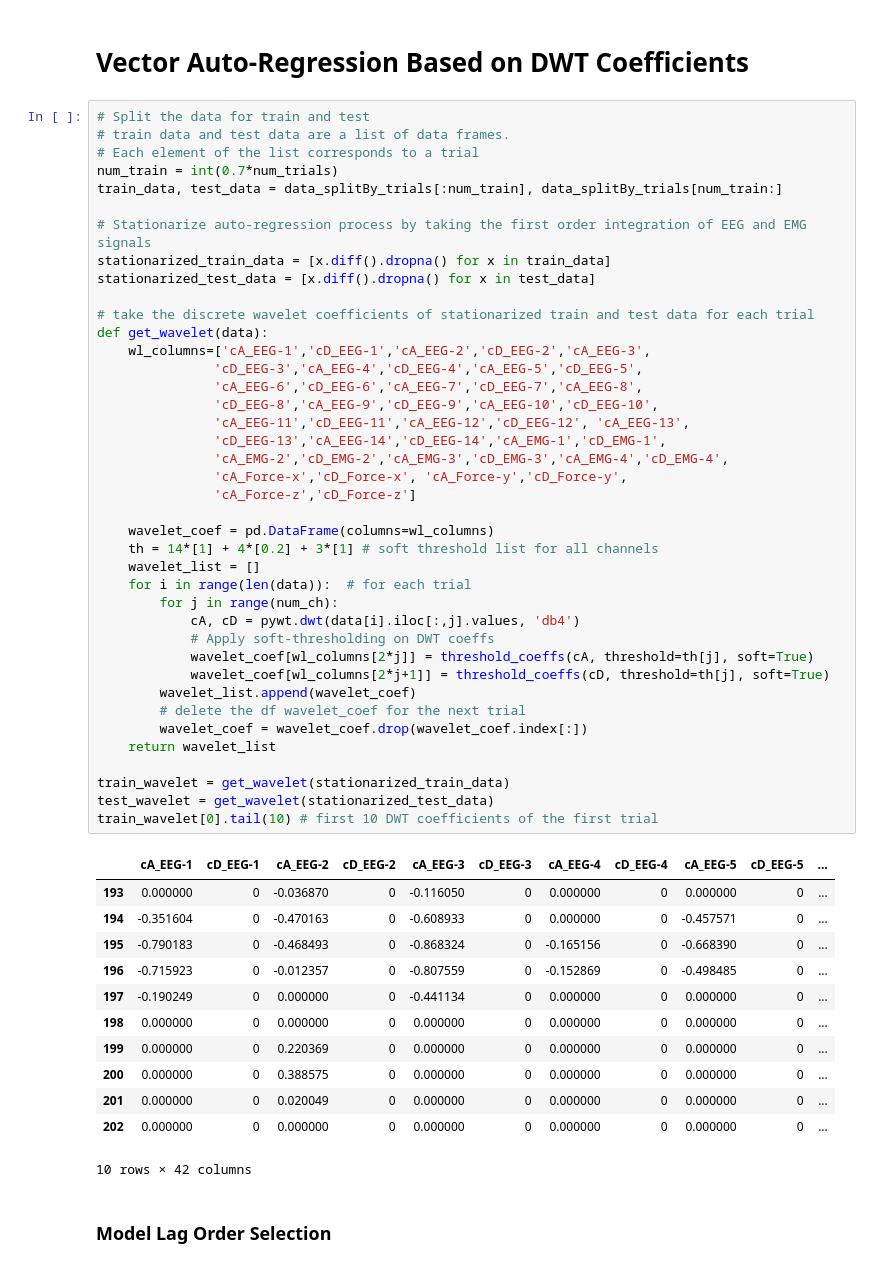
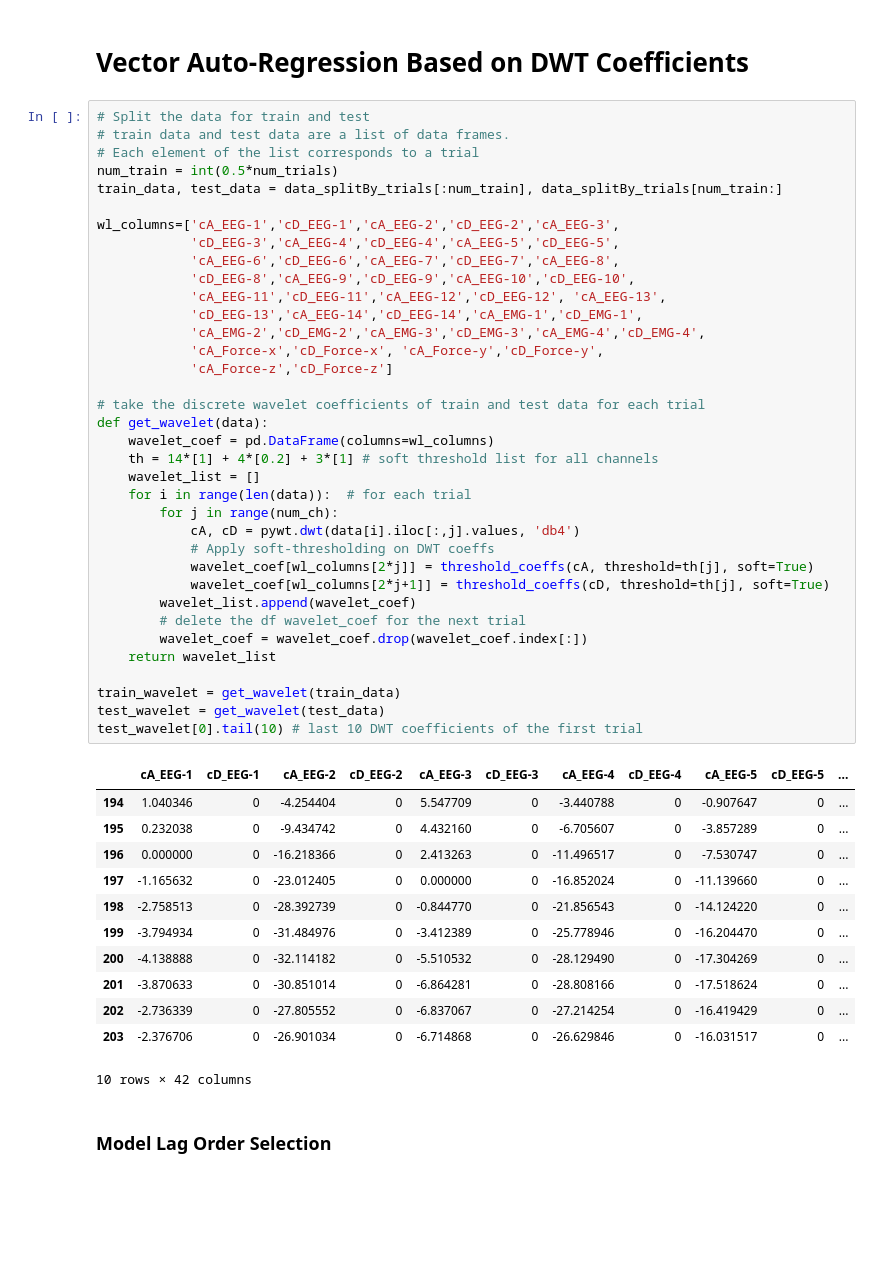
Before and after one commit to andac-demir/HapticsDynamicSystemIdentification, a Jupyter notebook: spectralAnalysis.ipynb, the cells around one changed output. Drawn from its saved outputs; the diff is of its cells as text; blank space fills up the shorter version.

```diff
--- a/spectralAnalysis.ipynb
+++ b/spectralAnalysis.ipynb
@@ -394,55 +397,51 @@ plt.tight_layout()
 # %%
 # Split the data for train and test
 # train data and test data are a list of data frames.
 # Each element of the list corresponds to a trial
-num_train = int(0.7*num_trials)
+num_train = int(0.5*num_trials)
 train_data, test_data = data_splitBy_trials[:num_train], data_splitBy_trials[num_train:]
 
-# Stationarize auto-regression process by taking the first order integration of EEG and EMG signals
-stationarized_train_data = [x.diff().dropna() for x in train_data]
-stationarized_test_data = [x.diff().dropna() for x in test_data]
+wl_columns=['cA_EEG-1','cD_EEG-1','cA_EEG-2','cD_EEG-2','cA_EEG-3',
+            'cD_EEG-3','cA_EEG-4','cD_EEG-4','cA_EEG-5','cD_EEG-5',
+            'cA_EEG-6','cD_EEG-6','cA_EEG-7','cD_EEG-7','cA_EEG-8',
+            'cD_EEG-8','cA_EEG-9','cD_EEG-9','cA_EEG-10','cD_EEG-10',
+            'cA_EEG-11','cD_EEG-11','cA_EEG-12','cD_EEG-12', 'cA_EEG-13',
+            'cD_EEG-13','cA_EEG-14','cD_EEG-14','cA_EMG-1','cD_EMG-1',
+            'cA_EMG-2','cD_EMG-2','cA_EMG-3','cD_EMG-3','cA_EMG-4','cD_EMG-4',
+            'cA_Force-x','cD_Force-x', 'cA_Force-y','cD_Force-y',
+            'cA_Force-z','cD_Force-z']
 
-# take the discrete wavelet coefficients of stationarized train and test data for each trial
+# take the discrete wavelet coefficients of train and test data for each trial
 def get_wavelet(data):
-    wl_columns=['cA_EEG-1','cD_EEG-1','cA_EEG-2','cD_EEG-2','cA_EEG-3',
-               'cD_EEG-3','cA_EEG-4','cD_EEG-4','cA_EEG-5','cD_EEG-5',
-               'cA_EEG-6','cD_EEG-6','cA_EEG-7','cD_EEG-7','cA_EEG-8',
-               'cD_EEG-8','cA_EEG-9','cD_EEG-9','cA_EEG-10','cD_EEG-10',
-               'cA_EEG-11','cD_EEG-11','cA_EEG-12','cD_EEG-12', 'cA_EEG-13',
-               'cD_EEG-13','cA_EEG-14','cD_EEG-14','cA_EMG-1','cD_EMG-1',
-               'cA_EMG-2','cD_EMG-2','cA_EMG-3','cD_EMG-3','cA_EMG-4','cD_EMG-4',
-               'cA_Force-x','cD_Force-x', 'cA_Force-y','cD_Force-y',
-               'cA_Force-z','cD_Force-z']
-
     wavelet_coef = pd.DataFrame(columns=wl_columns)
     th = 14*[1] + 4*[0.2] + 3*[1] # soft threshold list for all channels
     wavelet_list = []
     for i in range(len(data)):  # for each trial
         for j in range(num_ch):
             cA, cD = pywt.dwt(data[i].iloc[:,j].values, 'db4')
             # Apply soft-thresholding on DWT coeffs
             wavelet_coef[wl_columns[2*j]] = threshold_coeffs(cA, threshold=th[j], soft=True)
             wavelet_coef[wl_columns[2*j+1]] = threshold_coeffs(cD, threshold=th[j], soft=True)
         wavelet_list.append(wavelet_coef)
         # delete the df wavelet_coef for the next trial
         wavelet_coef = wavelet_coef.drop(wavelet_coef.index[:])
     return wavelet_list
 
-train_wavelet = get_wavelet(stationarized_train_data)
-test_wavelet = get_wavelet(stationarized_test_data)
-train_wavelet[0].tail(10) # first 10 DWT coefficients of the first trial
+train_wavelet = get_wavelet(train_data)
+test_wavelet = get_wavelet(test_data)
+test_wavelet[0].tail(10) # last 10 DWT coefficients of the first trial
 # %% [output]
 |  | cA_EEG-1 | cD_EEG-1 | cA_EEG-2 | cD_EEG-2 | cA_EEG-3 | cD_EEG-3 | cA_EEG-4 | cD_EEG-4 | cA_EEG-5 | cD_EEG-5 | ... |
-| 193 | 0.000000 | 0 | -0.036870 | 0 | -0.116050 | 0 | 0.000000 | 0 | 0.000000 | 0 | ... |
-| 194 | -0.351604 | 0 | -0.470163 | 0 | -0.608933 | 0 | 0.000000 | 0 | -0.457571 | 0 | ... |
-| 195 | -0.790183 | 0 | -0.468493 | 0 | -0.868324 | 0 | -0.165156 | 0 | -0.668390 | 0 | ... |
-| 196 | -0.715923 | 0 | -0.012357 | 0 | -0.807559 | 0 | -0.152869 | 0 | -0.498485 | 0 | ... |
-| 197 | -0.190249 | 0 | 0.000000 | 0 | -0.441134 | 0 | 0.000000 | 0 | 0.000000 | 0 | ... |
-| 198 | 0.000000 | 0 | 0.000000 | 0 | 0.000000 | 0 | 0.000000 | 0 | 0.000000 | 0 | ... |
-| 199 | 0.000000 | 0 | 0.220369 | 0 | 0.000000 | 0 | 0.000000 | 0 | 0.000000 | 0 | ... |
-| 200 | 0.000000 | 0 | 0.388575 | 0 | 0.000000 | 0 | 0.000000 | 0 | 0.000000 | 0 | ... |
-| 201 | 0.000000 | 0 | 0.020049 | 0 | 0.000000 | 0 | 0.000000 | 0 | 0.000000 | 0 | ... |
-| 202 | 0.000000 | 0 | 0.000000 | 0 | 0.000000 | 0 | 0.000000 | 0 | 0.000000 | 0 | ... |
+| 194 | 1.040346 | 0 | -4.254404 | 0 | 5.547709 | 0 | -3.440788 | 0 | -0.907647 | 0 | ... |
+| 195 | 0.232038 | 0 | -9.434742 | 0 | 4.432160 | 0 | -6.705607 | 0 | -3.857289 | 0 | ... |
+| 196 | 0.000000 | 0 | -16.218366 | 0 | 2.413263 | 0 | -11.496517 | 0 | -7.530747 | 0 | ... |
+| 197 | -1.165632 | 0 | -23.012405 | 0 | 0.000000 | 0 | -16.852024 | 0 | -11.139660 | 0 | ... |
+| 198 | -2.758513 | 0 | -28.392739 | 0 | -0.844770 | 0 | -21.856543 | 0 | -14.124220 | 0 | ... |
+| 199 | -3.794934 | 0 | -31.484976 | 0 | -3.412389 | 0 | -25.778946 | 0 | -16.204470 | 0 | ... |
+| 200 | -4.138888 | 0 | -32.114182 | 0 | -5.510532 | 0 | -28.129490 | 0 | -17.304269 | 0 | ... |
+| 201 | -3.870633 | 0 | -30.851014 | 0 | -6.864281 | 0 | -28.808166 | 0 | -17.518624 | 0 | ... |
+| 202 | -2.736339 | 0 | -27.805552 | 0 | -6.837067 | 0 | -27.214254 | 0 | -16.419429 | 0 | ... |
+| 203 | -2.376706 | 0 | -26.901034 | 0 | -6.714868 | 0 | -26.629846 | 0 | -16.031517 | 0 | ... |
 10 rows × 42 columns
 # %% [markdown]
 ### Model Lag Order Selection
```
Also changed, not shown: parts of 19 cells of this notebook.
